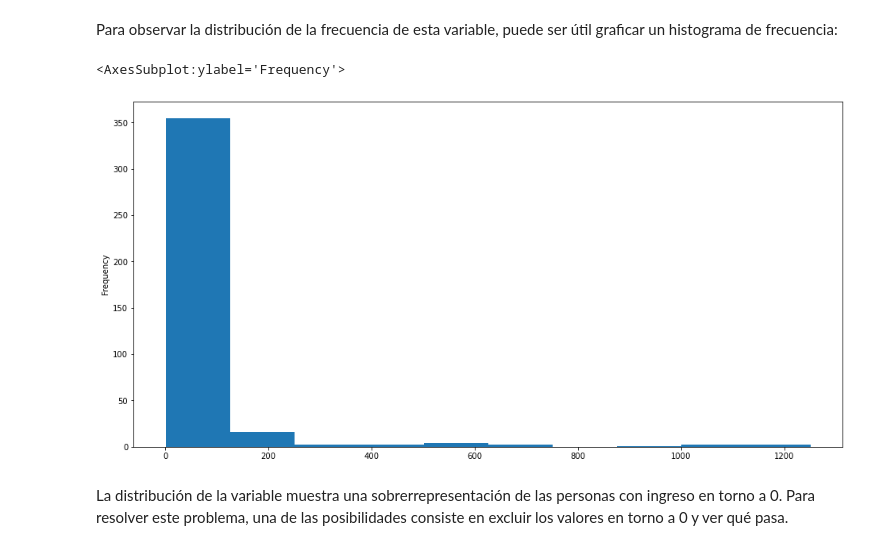
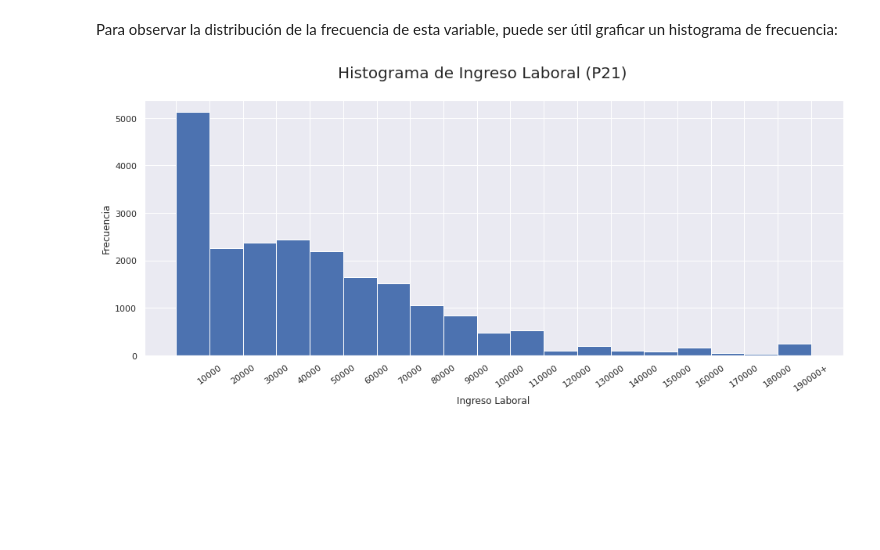
Before and after one commit to danilo-91/estadistica-poblacion, a Jupyter notebook: Trabajo Final Estadística de la Población.ipynb, the cells around one changed output. Saved outputs shown, nothing was run; the diff lists cells and outputs as text; code cells hidden in the pictures; blank space fills up the shorter version.

```diff
--- a/Trabajo Final Estadística de la Población.ipynb
+++ b/Trabajo Final Estadística de la Población.ipynb
@@ -70,7 +71,9 @@ import matplotlib.pyplot as plt
+# %%
+sns.set(rc={'figure.figsize':(16,6)})
 # %% [markdown]
 Entre las diferentes funcionalidades de `pandas`, una de las más interesantes es su capacidad de leer archivos de datos en diferentes formatos. En este caso, la EPH distribuye sus datos, para algunos trimestres, en formato `xlsx`, terminación de los archivos de Excel. Para abrir este archivo, ubicado dentro de la carpeta `./data` utilizamos el siguiente comando:
 # %%
-db = pd.read_excel('./data/usu_individual_T421.xlsx')
+db = pd.read_csv('./data/usu_individual_T421.csv', sep=';')
 db.head()
 # %% [output]
 |  | CODUSU | ANO4 | TRIMESTRE | NRO_HOGAR | COMPONENTE | H15 | REGION | MAS_500 | AGLOMERADO | PONDERA | ... |
@@ -139,9 +138,23 @@ df1.loc[df1['P21']>0,['P21']].describe()
 # %% [markdown]
 Para observar la distribución de la frecuencia de esta variable, puede ser útil graficar un histograma de frecuencia:
-# %%
-df1.loc[df1['P21']>0,['P21']].value_counts().plot(kind='hist', figsize=(16,8))
-# %% [output]
-<AxesSubplot:ylabel='Frequency'>
-[figure, removed]
-# %% [markdown]
-La distribución de la variable muestra una sobrerrepresentación de las personas con ingreso en torno a 0. Para resolver este problema, una de las posibilidades consiste en excluir los valores en torno a 0 y ver qué pasa.
+# %%
+bin_range = np.arange(0,200000,10000) # Defino el límite inferior y superior de cada barra => [i, s)
+
+plt.hist(np.clip(df1['P21'], bin_range[0], bin_range[-1]), bins = bin_range)
+# Le digo plt que quiero un histograma
+# Con np.clip le pido que tenga de rango inferior el primer elemento de bin_range
+# y que incluya lo que está por encima del superior
+
+plt.xlabel("Ingreso Laboral") # Defino el label del eje x
+plt.ylabel("Frecuencia") # Defino el label del eje y
+
+n_xticks = [x for x in range(0, 200000, 10000)] # creo una lista de número para definir los valores del eje x
+xticks = [str(x) for x in n_xticks] # creo una lista de strings, con esos mismos números, para los labels del eje x
+xticks[0] = '' # Saco el 0 por redundante
+xticks[-1] = '190000+' # Cambio el último componente de la lista agregándole un +
+
+plt.suptitle('Histograma de Ingreso Laboral (P21)', fontsize=20) # Le doy un título al plot, le asigno una fuente de 20p
+plt.xticks(n_xticks, xticks, rotation=35) # Le asigno los valores creados a los labels del eje x
+plt.show() # Muestro el plot
+# %% [output]
+[figure, added]
```
Also changed, not shown: parts of 4 cells of this notebook, 3 other files.
